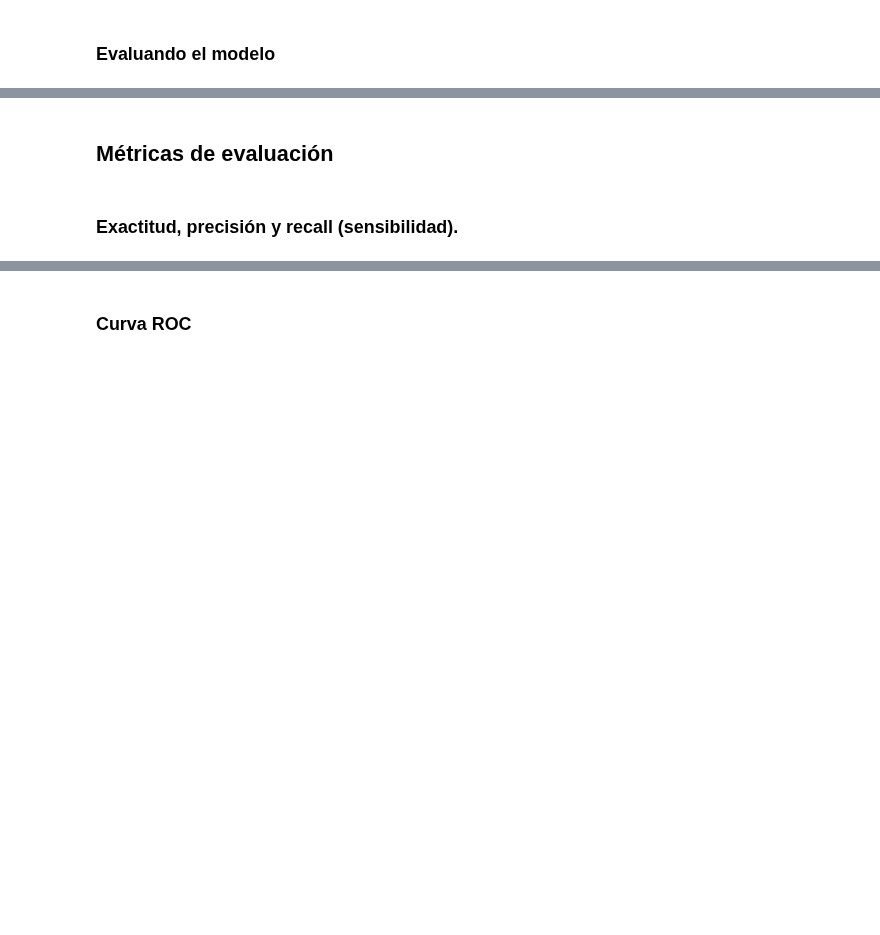
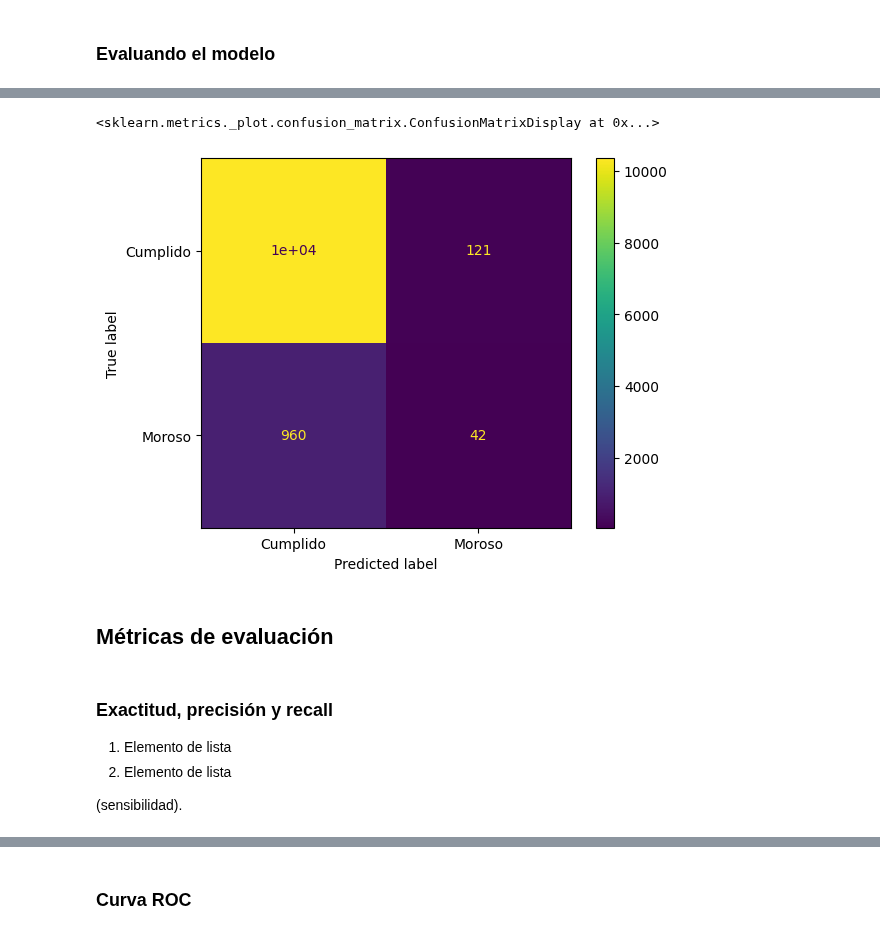
Before and after one commit to ElsaMolina/Cursos_EstadisticasConPython, a Jupyter notebook: Clasificacion_validacion_y_metricas.ipynb, the cells around one changed output, grey strips where cells are left out. Saved outputs shown, nothing was run; the diff lists cells and outputs as text; code cells hidden in the pictures; blank space fills up the shorter version.

```diff
--- a/Clasificacion_validacion_y_metricas.ipynb
+++ b/Clasificacion_validacion_y_metricas.ipynb
@@ -63,7 +101,18 @@ Con el objetivo de verificar la capacidad de generalización de un modelo, debem
+# %%
+visualizacion = ConfusionMatrixDisplay(confusion_matrix = matriz_confusion, display_labels=['Cumplido', 'Moroso'])
+visualizacion.plot()
+# %% [output]
+<sklearn.metrics._plot.confusion_matrix.ConfusionMatrixDisplay at 0x...>
+[figure, added]
 # %% [markdown]
 ## <font color='dark'>Métricas de evaluación</h1>
 # %% [markdown]
-### Exactitud, precisión y recall (sensibilidad).
+### Exactitud, precisión y recall
+
+1.   Elemento de lista
+2.   Elemento de lista
+
+(sensibilidad).
 # %% [markdown]
 <a href="https://ibb.co/351SbY7t"><img src="https://i.ibb.co/wZypqrRD/matriz-confusion.png" alt="matriz-confusion" border="0"></a>
 # %% [markdown]
```
Also changed, not shown: parts of 40 cells of this notebook.
